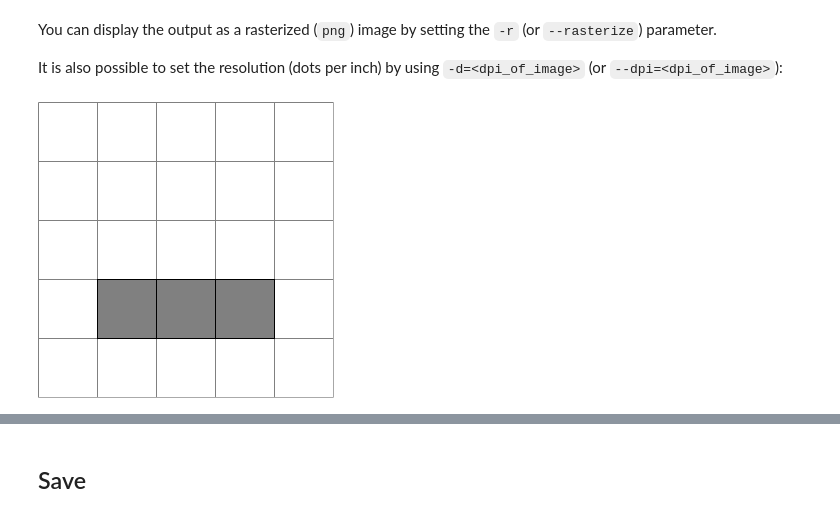
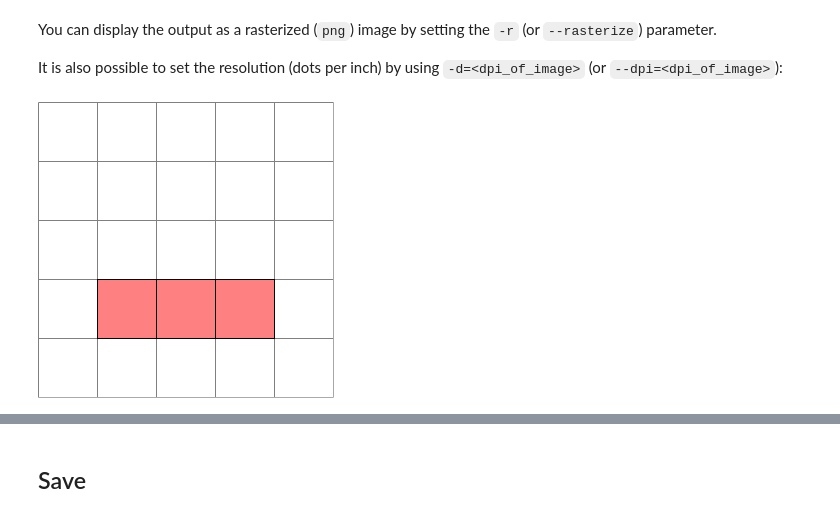
Before and after one commit to lucaslrodri/jupyter-tikz, a Jupyter notebook: notebooks/GettingStarted.ipynb, the cells around one changed output, grey strips where cells are left out. Drawn from its saved outputs; the diff is of its cells as text; code cells hidden in the pictures.

```diff
--- a/notebooks/GettingStarted.ipynb
+++ b/notebooks/GettingStarted.ipynb
@@ -326,10 +326,10 @@ It is also possible to set the resolution (dots per inch) by using `-d=<dpi_of_i
 # %%
 %%tikz -r --dpi=150
 \begin{tikzpicture}
     \draw[help lines] grid (5, 5);
-    \draw[fill=black!50] (1, 1) rectangle (2, 2);
-    \draw[fill=black!50] (2, 1) rectangle (3, 2);
-    \draw[fill=black!50] (3, 1) rectangle (4, 2);
+    \draw[fill=red!50] (1, 1) rectangle (2, 2);
+    \draw[fill=red!50] (2, 1) rectangle (3, 2);
+    \draw[fill=red!50] (3, 1) rectangle (4, 2);
 \end{tikzpicture}
 # %% [output]
-[figure, old version]
+[figure, new version]
```
Also changed, not shown: parts of 16 cells of this notebook, 20 other files.
